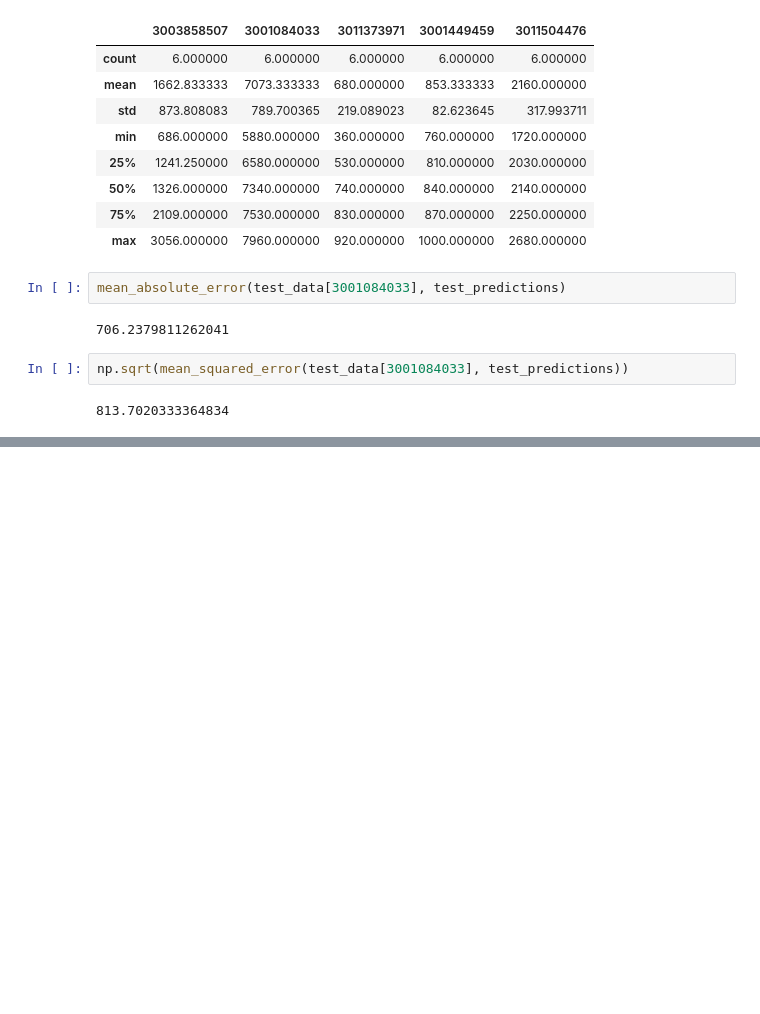
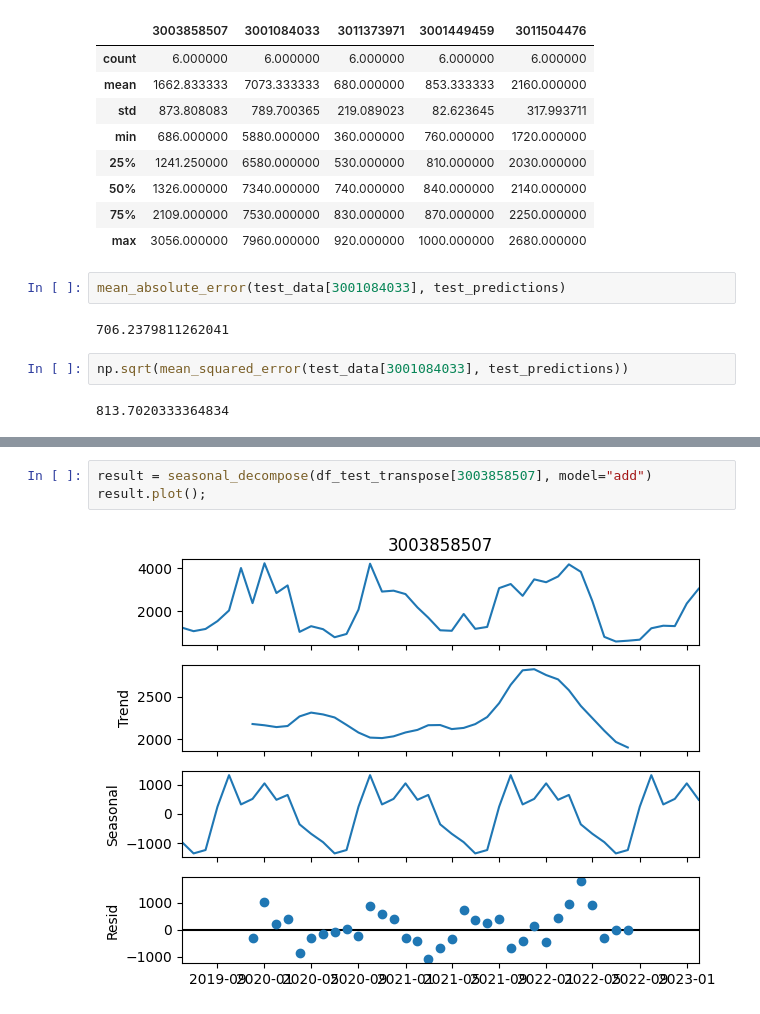
Before and after one commit to enriqTS/IC-Gasto-Fotovoltaico, a Jupyter notebook: simple-prev.ipynb, the cells around one changed output, grey strips where cells are left out. Drawn from its saved outputs; the diff is of its cells as text; blank space fills up the shorter version.

```diff
--- a/simple-prev.ipynb
+++ b/simple-prev.ipynb
@@ -243,0 +310,5 @@ np.sqrt(mean_squared_error(test_data[3001084033], test_predictions))
+# %%
+result = seasonal_decompose(df_test_transpose[3003858507], model="add")
+result.plot();
+# %% [output]
+[figure, added]
```
Also changed, not shown: parts of 22 cells of this notebook, 1 other file.
